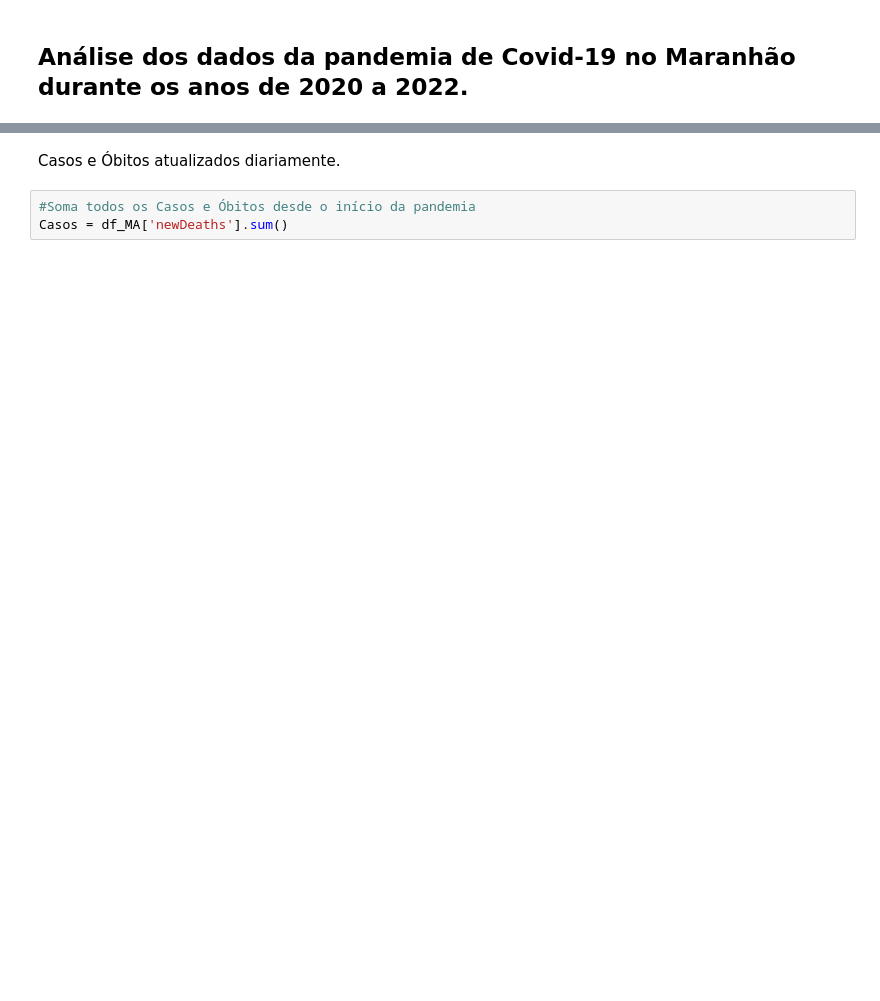
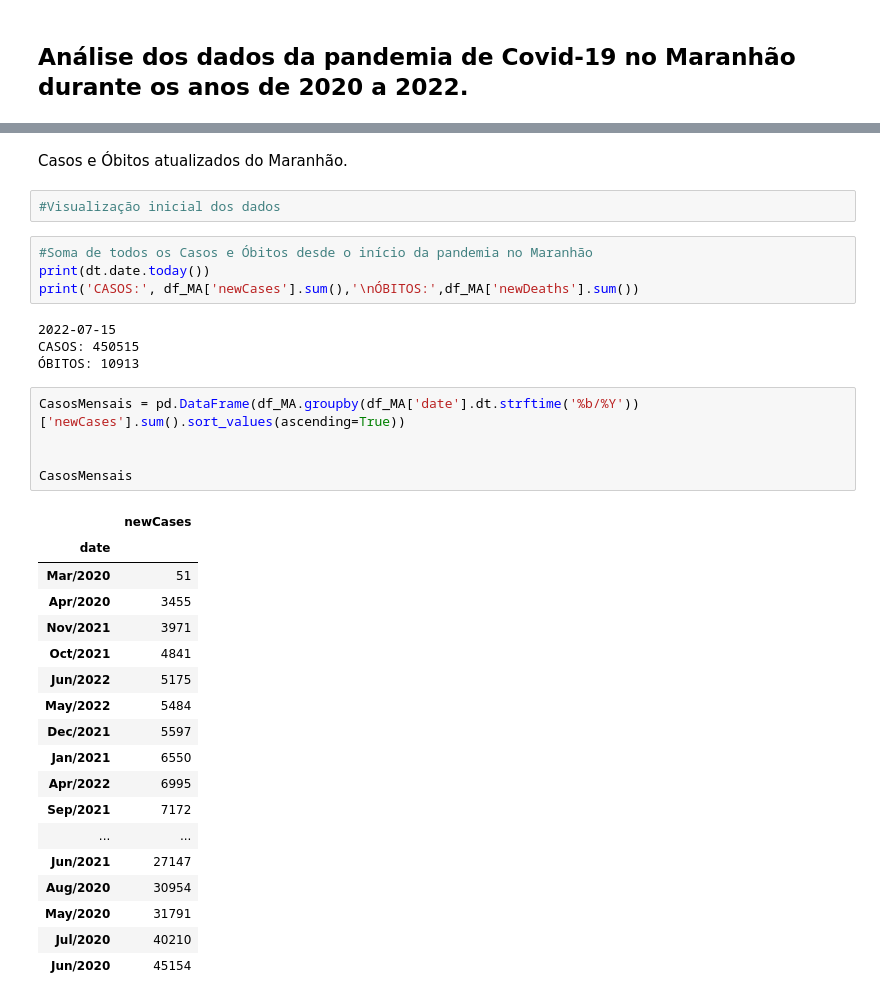
Before and after one commit to jamescp/python, a Jupyter notebook: AnaliseCovid.ipynb, the cells around one changed output, grey strips where cells are left out. Cells and saved outputs as stored; diff of their text form; blank space fills up the shorter version.

```diff
--- a/AnaliseCovid.ipynb
+++ b/AnaliseCovid.ipynb
@@ -19,5 +34,36 @@ df_MA= df[df.state == "MA"]
 # %% [markdown]
-Casos e Óbitos atualizados diariamente.
+Casos e Óbitos atualizados do Maranhão.
+# %%
+#Visualização inicial dos dados
 # %%
-#Soma todos os Casos e Óbitos desde o início da pandemia
-Casos = df_MA['newDeaths'].sum()
+#Soma de todos os Casos e Óbitos desde o início da pandemia no Maranhão
+print(dt.date.today())
+print('CASOS:', df_MA['newCases'].sum(),'\nÓBITOS:',df_MA['newDeaths'].sum())
+# %% [output]
+2022-07-15
+CASOS: 450515
+ÓBITOS: 10913
+# %%
+CasosMensais = pd.DataFrame(df_MA.groupby(df_MA['date'].dt.strftime('%b/%Y'))['newCases'].sum().sort_values(ascending=True))
+
+
+CasosMensais
+# %% [output]
+|  | newCases |
+| date |  |
+| Mar/2020 | 51 |
+| Apr/2020 | 3455 |
+| Nov/2021 | 3971 |
+| Oct/2021 | 4841 |
+| Jun/2022 | 5175 |
+| May/2022 | 5484 |
+| Dec/2021 | 5597 |
+| Jan/2021 | 6550 |
+| Apr/2022 | 6995 |
+| Sep/2021 | 7172 |
+| ... | ... |
+| Jun/2021 | 27147 |
+| Aug/2020 | 30954 |
+| May/2020 | 31791 |
+| Jul/2020 | 40210 |
+| Jun/2020 | 45154 |
```
Also changed, not shown: parts of 9 cells of this notebook.
